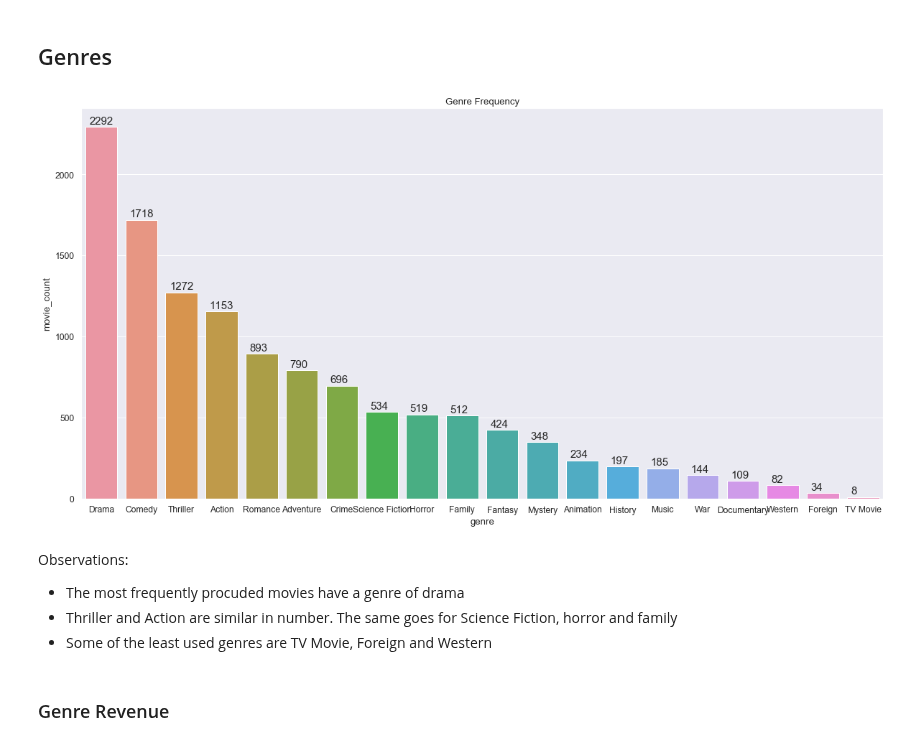
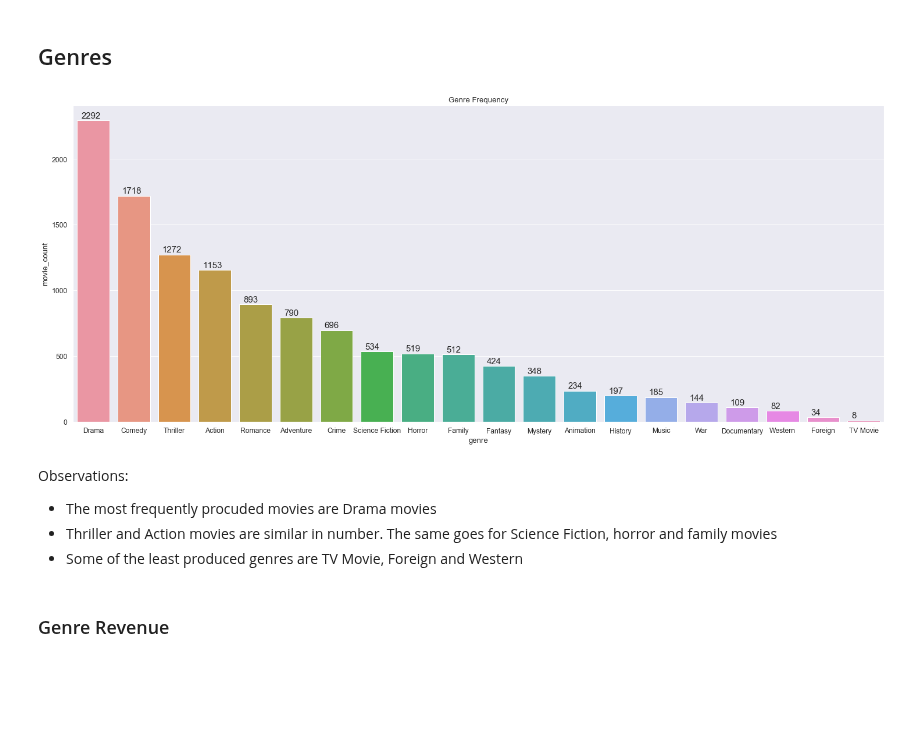
Before and after one commit to leyaof/movie-analysis, a Jupyter notebook: movie-analysis.ipynb, the cells around one changed output. Saved outputs shown, nothing was run; the diff lists cells and outputs as text; code cells hidden in the pictures; blank space fills up the shorter version.

```diff
--- a/movie-analysis.ipynb
+++ b/movie-analysis.ipynb
@@ -300,7 +312,7 @@ How does budget, revenue and ROI affect the runtime of a movie
 # %%
 figure, ax=plt.subplots(1,3)
 figure.set_size_inches(20, 4)
-sns.set(font_scale=0.9)
+sns.set(font_scale=1)
 sns.scatterplot(x='budget', y='runtime', data=data2, ax=ax[0])
 sns.scatterplot(x='revenue', y='runtime', data=data2, ax=ax[1])
 sns.scatterplot(x='ROI', y='runtime', data=data2, ax=ax[2])
@@ -479,20 +488,21 @@ genre_freq = (genre_stack
               .reset_index(name='movie_count')
              )
 # %%
-plt.figure(figsize=(20, 10))
+plt.figure(figsize=(25, 10))
 x =genre_freq['genre'].values.tolist()
 y=genre_freq['movie_count'].values.tolist()
+sns.set(font_scale=1.1)
 sns.barplot(data=genre_freq, x='genre', y='movie_count').set_title('Genre Frequency')
 for a,b in enumerate(y):
     plt.text(a - 0.3, b + 20, str(b), fontsize=15)
 plt.show()
 # %% [output]
-[figure, old version]
+[figure, new version]
 # %% [markdown]
 Observations:
-- The most frequently procuded movies have a genre of drama
-- Thriller and Action are similar in number. The same goes for Science Fiction, horror and family
-- Some of the least used genres are TV Movie, Foreign and Western
+- The most frequently procuded movies are Drama movies
+- Thriller and Action movies are similar in number. The same goes for Science Fiction, horror and family movies
+- Some of the least produced genres are TV Movie, Foreign and Western
 # %% [markdown]
 ### Genre Revenue
 # %%
```
Also changed, not shown: parts of 32 cells of this notebook.
